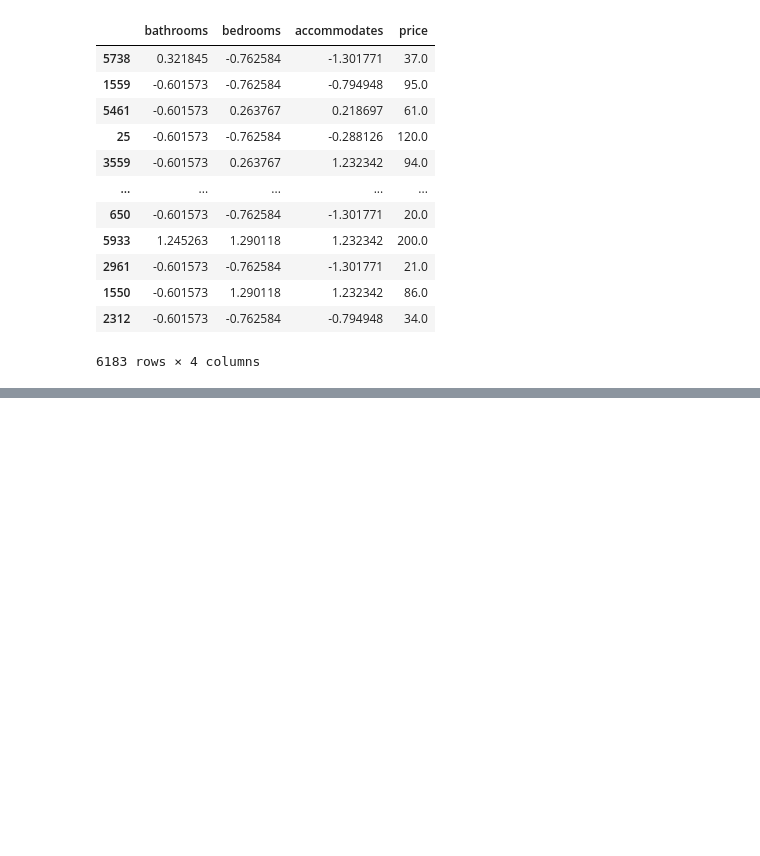
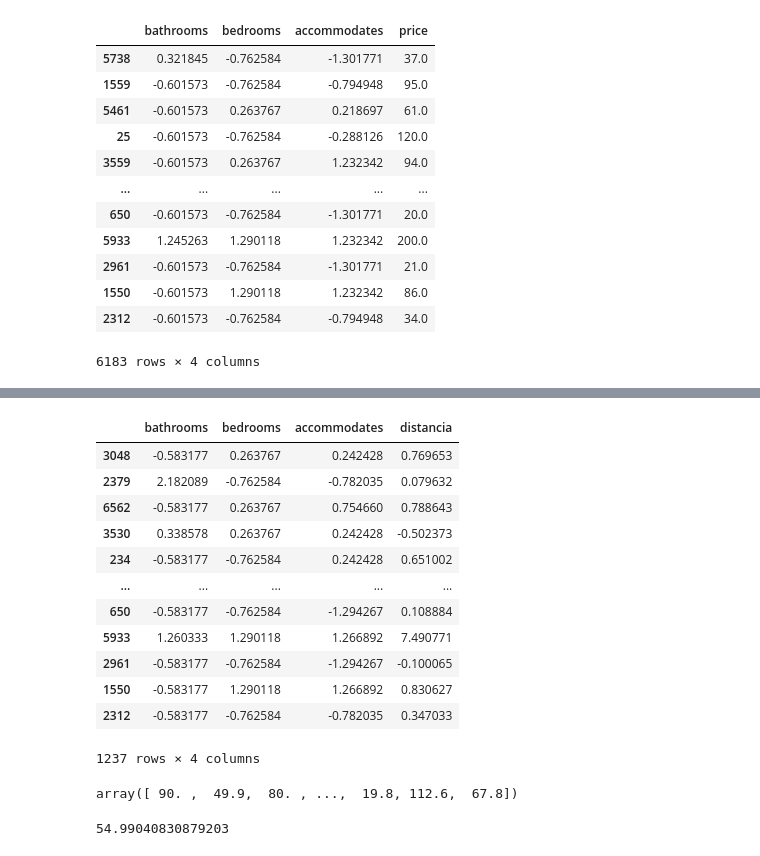
Before and after one commit to afoone/caipc-mar-2023, a Jupyter notebook: 05 - Multivariante.ipynb, the cells around one changed output, grey strips where cells are left out. Saved outputs shown, nothing was run; the diff lists cells and outputs as text; code cells hidden in the pictures; blank space fills up the shorter version.

```diff
--- a/05 - Multivariante.ipynb
+++ b/05 - Multivariante.ipynb
@@ -284,0 +501,24 @@ df
+# %%
+X_test
+# %% [output]
+|  | bathrooms | bedrooms | accommodates | distancia |
+| 3048 | -0.583177 | 0.263767 | 0.242428 | 0.769653 |
+| 2379 | 2.182089 | -0.762584 | -0.782035 | 0.079632 |
+| 6562 | -0.583177 | 0.263767 | 0.754660 | 0.788643 |
+| 3530 | 0.338578 | 0.263767 | 0.242428 | -0.502373 |
+| 234 | -0.583177 | -0.762584 | 0.242428 | 0.651002 |
+| ... | ... | ... | ... | ... |
+| 650 | -0.583177 | -0.762584 | -1.294267 | 0.108884 |
+| 5933 | 1.260333 | 1.290118 | 1.266892 | 7.490771 |
+| 2961 | -0.583177 | -0.762584 | -1.294267 | -0.100065 |
+| 1550 | -0.583177 | 1.290118 | 1.266892 | 0.830627 |
+| 2312 | -0.583177 | -0.762584 | -0.782035 | 0.347033 |
+1237 rows × 4 columns
+# %%
+predicted
+# %% [output]
+array([ 90. ,  49.9,  80. , ...,  19.8, 112.6,  67.8])
+# %%
+mean_squared_error(predicted, y_test) ** 0.5
+# %% [output]
+54.99040830879203
```
Also changed, not shown: parts of 42 cells of this notebook, 2 other files.
